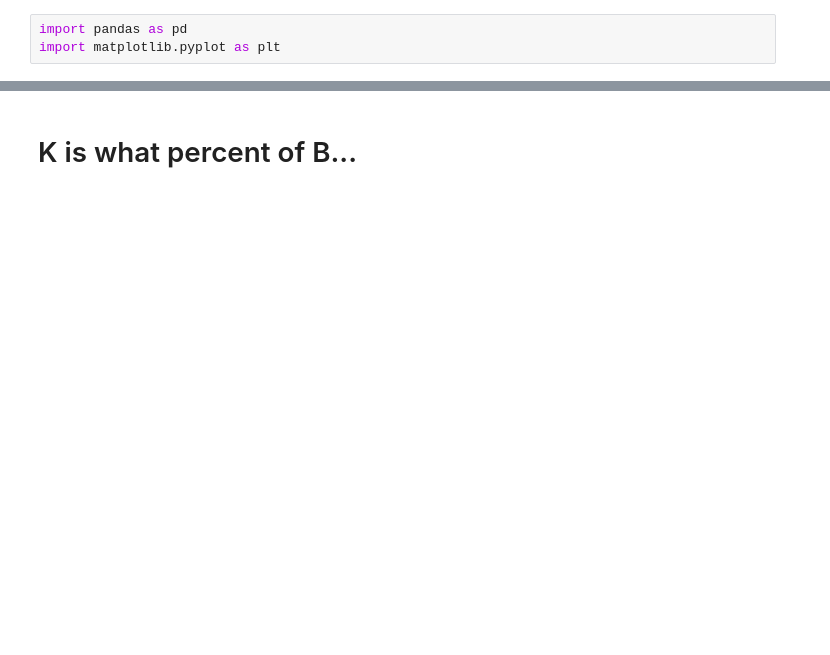
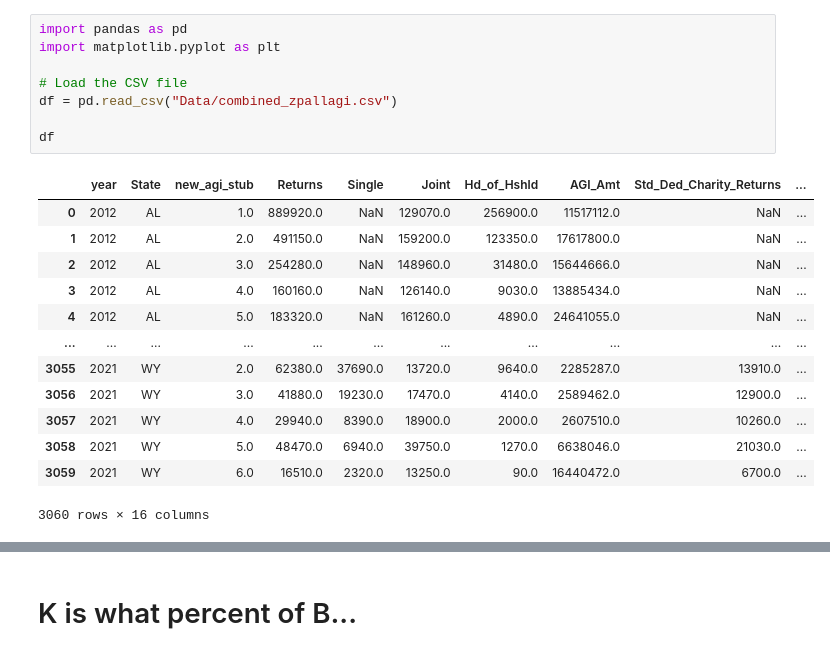
Before and after one commit to HasmigG/TaxAnalysis, a Jupyter notebook: Brandon.ipynb, the cells around one changed output, grey strips where cells are left out. Cells and saved outputs as stored; diff of their text form; blank space fills up the shorter version.

```diff
--- a/Brandon.ipynb
+++ b/Brandon.ipynb
@@ -1,3 +1,22 @@
 # %%
 import pandas as pd
 import matplotlib.pyplot as plt
+
+# Load the CSV file
+df = pd.read_csv("Data/combined_zpallagi.csv")
+
+df
+# %% [output]
+|  | year | State | new_agi_stub | Returns | Single | Joint | Hd_of_Hshld | AGI_Amt | Std_Ded_Charity_Returns | ... |
+| 0 | 2012 | AL | 1.0 | 889920.0 | NaN | 129070.0 | 256900.0 | 11517112.0 | NaN | ... |
+| 1 | 2012 | AL | 2.0 | 491150.0 | NaN | 159200.0 | 123350.0 | 17617800.0 | NaN | ... |
+| 2 | 2012 | AL | 3.0 | 254280.0 | NaN | 148960.0 | 31480.0 | 15644666.0 | NaN | ... |
+| 3 | 2012 | AL | 4.0 | 160160.0 | NaN | 126140.0 | 9030.0 | 13885434.0 | NaN | ... |
+| 4 | 2012 | AL | 5.0 | 183320.0 | NaN | 161260.0 | 4890.0 | 24641055.0 | NaN | ... |
+| ... | ... | ... | ... | ... | ... | ... | ... | ... | ... | ... |
+| 3055 | 2021 | WY | 2.0 | 62380.0 | 37690.0 | 13720.0 | 9640.0 | 2285287.0 | 13910.0 | ... |
+| 3056 | 2021 | WY | 3.0 | 41880.0 | 19230.0 | 17470.0 | 4140.0 | 2589462.0 | 12900.0 | ... |
+| 3057 | 2021 | WY | 4.0 | 29940.0 | 8390.0 | 18900.0 | 2000.0 | 2607510.0 | 10260.0 | ... |
+| 3058 | 2021 | WY | 5.0 | 48470.0 | 6940.0 | 39750.0 | 1270.0 | 6638046.0 | 21030.0 | ... |
+| 3059 | 2021 | WY | 6.0 | 16510.0 | 2320.0 | 13250.0 | 90.0 | 16440472.0 | 6700.0 | ... |
+3060 rows × 16 columns
```
Also changed, not shown: parts of 11 cells of this notebook.
